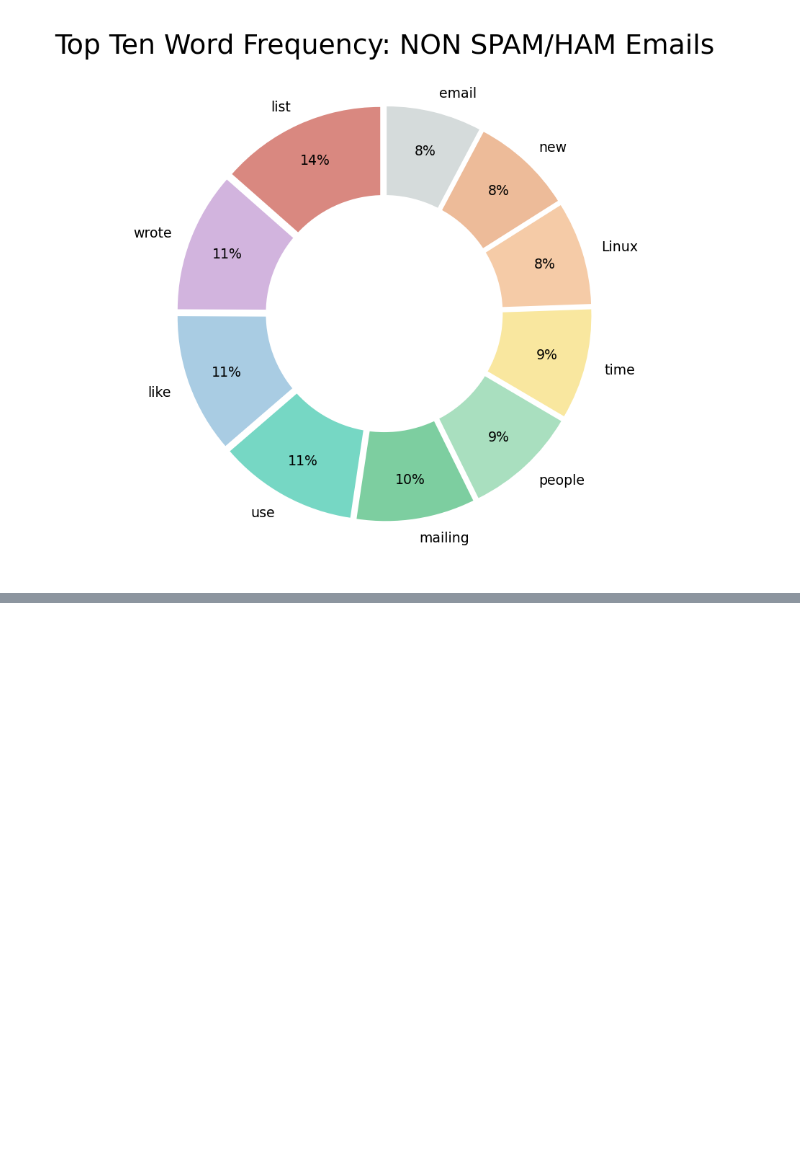
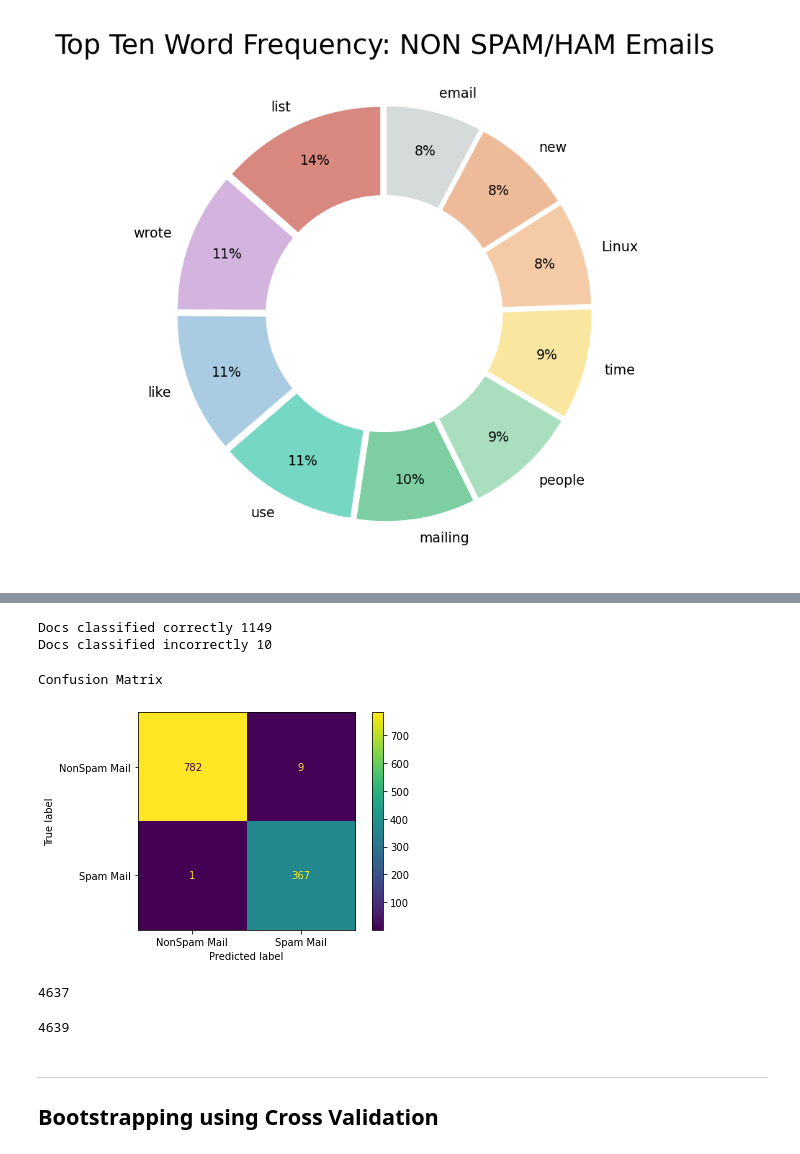
Before and after one commit to RachaelGail/masters_project, a Jupyter notebook: V4.1_SpamFilterwithSVM.ipynb, the cells around one changed output, grey strips where cells are left out. Cells and saved outputs as stored; diff of their text form; code cells hidden in the pictures; blank space fills up the shorter version.

```diff
--- a/V4.1_SpamFilterwithSVM.ipynb
+++ b/V4.1_SpamFilterwithSVM.ipynb
@@ -405,0 +545,34 @@ plt.show()
+# %%
+verify_tfidf_test_80 = tfidf_vectorizer.transform(rest_part_20.MESSAGE)
+validation_80 = spam_detector_svc_80.predict(verify_tfidf_test_80)
+verification_data_category_80 = rest_part_20.CATEGORY.to_numpy()
+correct_doc_val_80 = (verification_data_category_80 == validation_80).sum()
+numbs_doc_wrong_val_80 = verification_data_category_80.shape[0] - correct_doc_val_80
+print('Docs classified correctly', correct_doc_val_80)
+print('Docs classified incorrectly', numbs_doc_wrong_val_80)
+# %% [output]
+Docs classified correctly 1149
+Docs classified incorrectly 10
+# %%
+cm_validation_80 = confusion_matrix(validation_80, verification_data_category_80)
+target_names = ['NonSpam Mail', 'Spam Mail']
+disp = ConfusionMatrixDisplay(confusion_matrix=cm_validation_80, display_labels=target_names)
+disp.plot()
+print("Confusion Matrix")
+plt.draw()
+# %% [output]
+Confusion Matrix
+[figure, added]
+# %%
+len(part_80)
+# %% [output]
+4637
+# %%
+eighty
+# %% [output]
+4639
+# %% [markdown]
+----------------------------------------------------------------------------------------------------------------------
+Bootstrapping using
+Cross Validation
+----------------------------------------------------------------------------------------------------------------------
```
Also changed, not shown: parts of 109 cells of this notebook, 1 other file.
